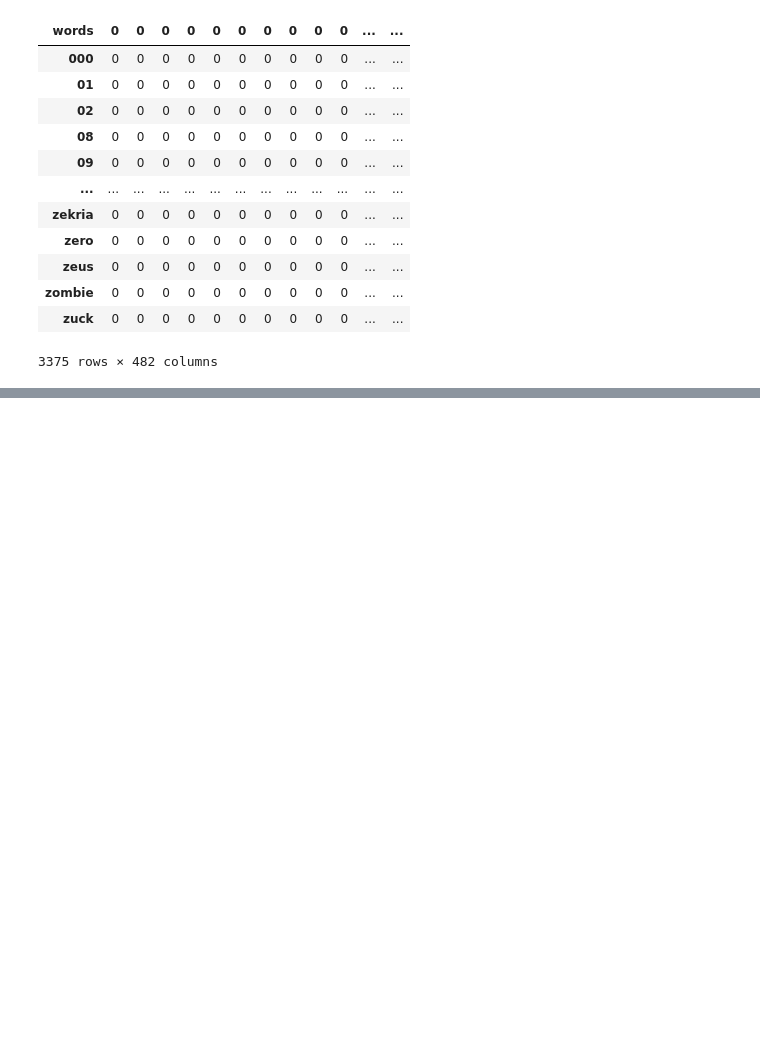
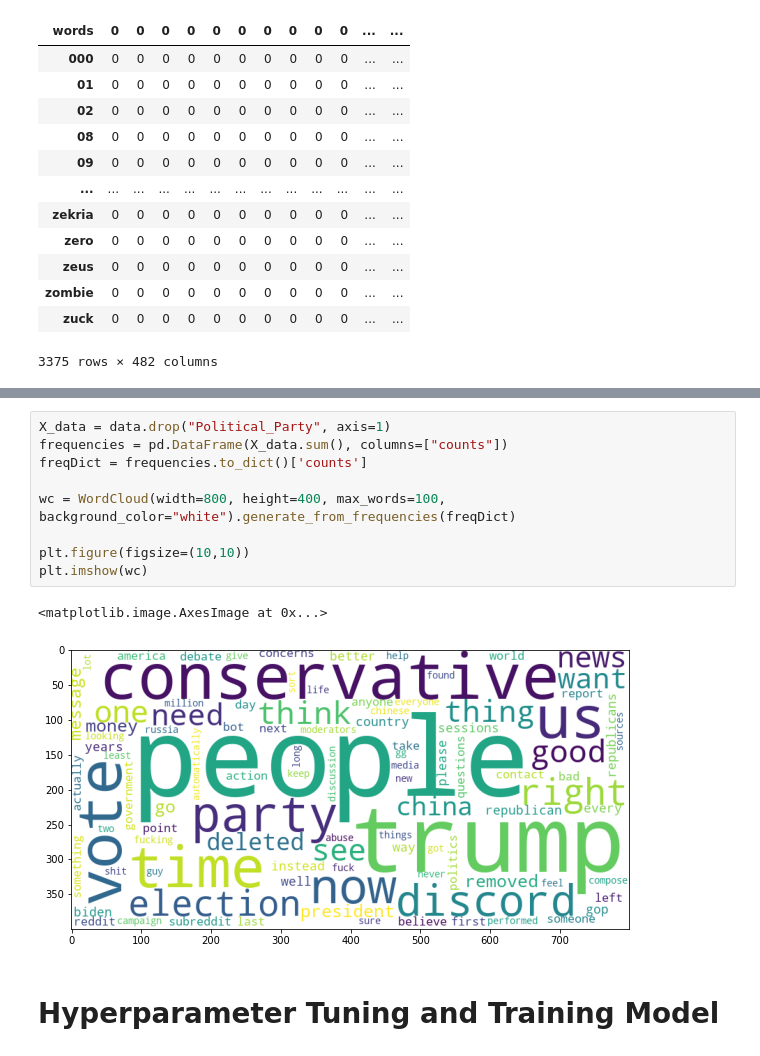
Before and after one commit to SalarC123/Political-Party-Classifier, a Jupyter notebook: PoliticalParty.ipynb, the cells around one changed output, grey strips where cells are left out. Saved outputs shown, nothing was run; the diff lists cells and outputs as text; blank space fills up the shorter version.

```diff
--- a/PoliticalParty.ipynb
+++ b/PoliticalParty.ipynb
@@ -203,0 +213,14 @@ f1_score(y_test, yhat, average="weighted")
+# %%
+X_data = data.drop("Political_Party", axis=1)
+frequencies = pd.DataFrame(X_data.sum(), columns=["counts"])
+freqDict = frequencies.to_dict()['counts']
+
+wc = WordCloud(width=800, height=400, max_words=100, background_color="white").generate_from_frequencies(freqDict)
+
+plt.figure(figsize=(10,10))
+plt.imshow(wc)
+# %% [output]
+<matplotlib.image.AxesImage at 0x...>
+[figure, added]
+# %% [markdown]
+# Hyperparameter Tuning and Training Model
```
Also changed, not shown: parts of 23 cells of this notebook.
